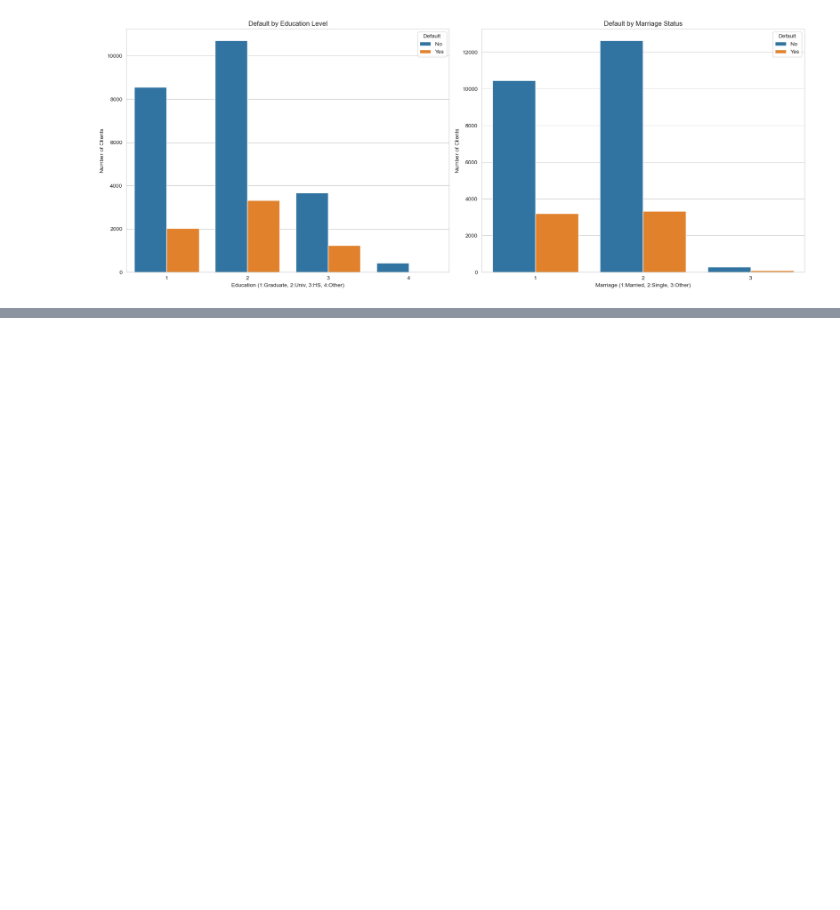
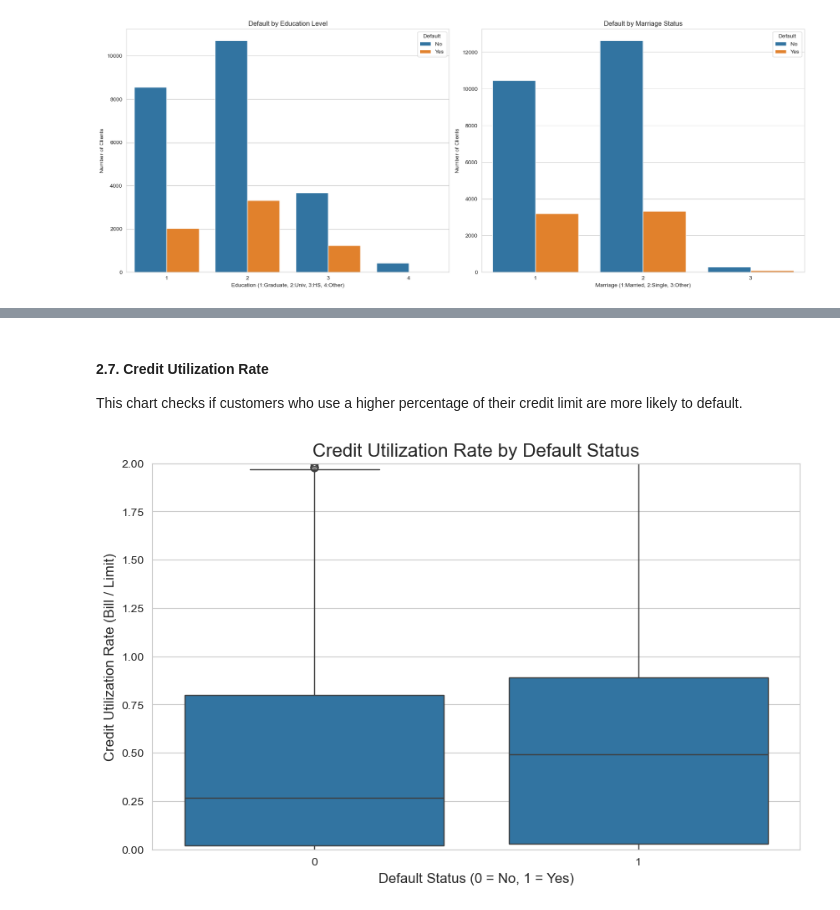
Before and after one commit to praditaw/credit-risk-analysis, a Jupyter notebook: credit_risk_analysis.ipynb, the cells around one changed output, grey strips where cells are left out. Drawn from its saved outputs; the diff is of its cells as text; code cells hidden in the pictures; blank space fills up the shorter version.

```diff
--- a/credit_risk_analysis.ipynb
+++ b/credit_risk_analysis.ipynb
@@ -328,0 +383,18 @@ From these two charts, we can draw initial demographic insights. Clients with a
+# %% [markdown]
+#### **2.7. Credit Utilization Rate**
+
+This chart checks if customers who use a higher percentage of their credit limit are more likely to default.
+# %%
+# Create the 'utilization_rate' feature
+# We add a small number to the denominator to avoid division by zero, just in case
+df['utilization_rate'] = df['BILL_AMT1'] / (df['LIMIT_BAL'] + 1e-6)
+
+plt.figure(figsize=(10, 6))
+sns.boxplot(x='default_payment', y='utilization_rate', data=df)
+plt.title('Credit Utilization Rate by Default Status', fontsize=16)
+plt.xlabel('Default Status (0 = No, 1 = Yes)', fontsize=12)
+plt.ylabel('Credit Utilization Rate (Bill / Limit)', fontsize=12)
+plt.ylim(0, 2) # Limit y-axis to see the boxes more clearly
+plt.show()
+# %% [output]
+[figure, added]
```
Also changed, not shown: parts of 22 cells of this notebook.
